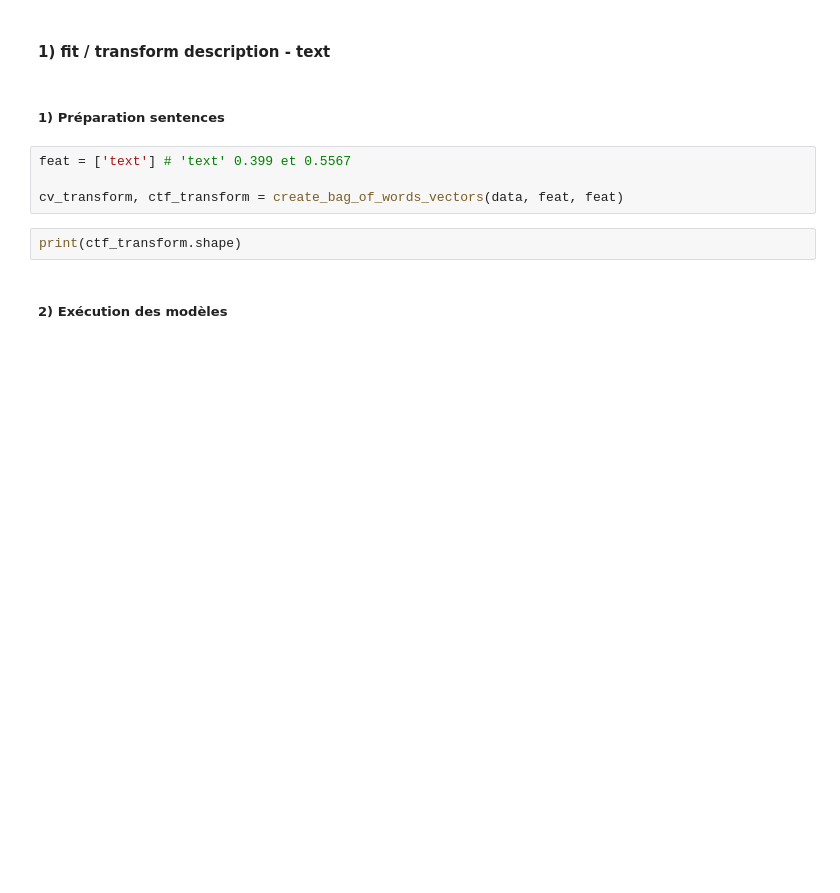
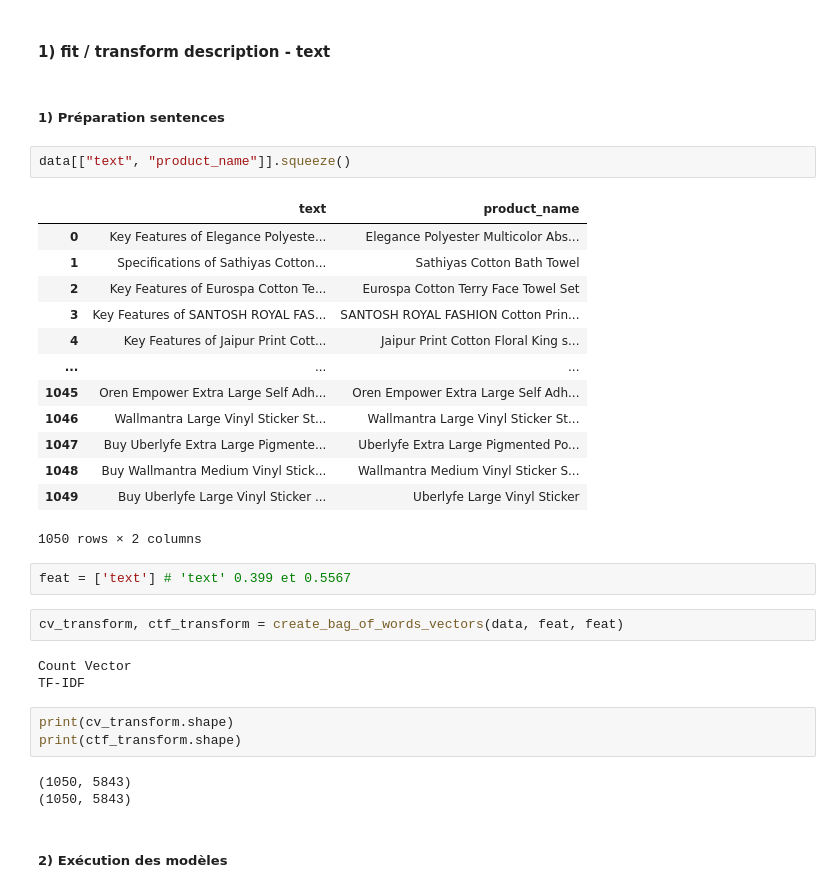
Before and after one commit to oumeima-elgharbi/P6_Data_Science_OpenClassrooms, a Jupyter notebook: P6_03_NLP.ipynb, the cells around one changed output. Cells and saved outputs as stored; diff of their text form; blank space fills up the shorter version.

```diff
--- a/P6_03_NLP.ipynb
+++ b/P6_03_NLP.ipynb
@@ -1379,12 +110,35 @@ data
 #### 1) fit / transform description - text
 # %% [markdown]
 ##### 1) Préparation sentences
+# %%
+data[["text", "product_name"]].squeeze()
+# %% [output]
+|  | text | product_name |
+| 0 | Key Features of Elegance Polyeste... | Elegance Polyester Multicolor Abs... |
+| 1 | Specifications of Sathiyas Cotton... | Sathiyas Cotton Bath Towel |
+| 2 | Key Features of Eurospa Cotton Te... | Eurospa Cotton Terry Face Towel Set |
+| 3 | Key Features of SANTOSH ROYAL FAS... | SANTOSH ROYAL FASHION Cotton Prin... |
+| 4 | Key Features of Jaipur Print Cott... | Jaipur Print Cotton Floral King s... |
+| ... | ... | ... |
+| 1045 | Oren Empower Extra Large Self Adh... | Oren Empower Extra Large Self Adh... |
+| 1046 | Wallmantra Large Vinyl Sticker St... | Wallmantra Large Vinyl Sticker St... |
+| 1047 | Buy Uberlyfe Extra Large Pigmente... | Uberlyfe Extra Large Pigmented Po... |
+| 1048 | Buy Wallmantra Medium Vinyl Stick... | Wallmantra Medium Vinyl Sticker S... |
+| 1049 | Buy Uberlyfe Large Vinyl Sticker ... | Uberlyfe Large Vinyl Sticker |
+1050 rows × 2 columns
 # %%
 feat = ['text'] # 'text' 0.399 et 0.5567
-
-cv_transform, ctf_transform = create_bag_of_words_vectors(data, feat, feat)
+# %%
+cv_transform, ctf_transform = create_bag_of_words_vectors(data, feat, feat)
+# %% [output]
+Count Vector
+TF-IDF
 # %%
+print(cv_transform.shape)
 print(ctf_transform.shape)
+# %% [output]
+(1050, 5843)
+(1050, 5843)
 # %% [markdown]
 ##### 2) Exécution des modèles
 # %%
```
Also changed, not shown: parts of 255 cells of this notebook, 10 other files.
